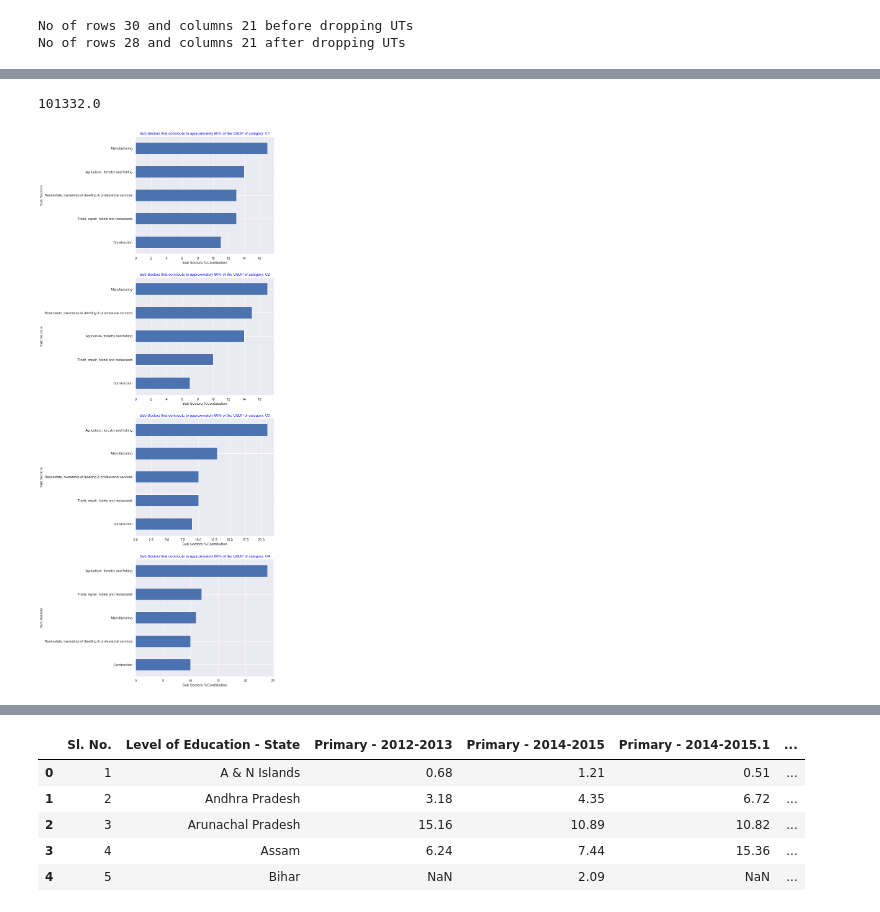
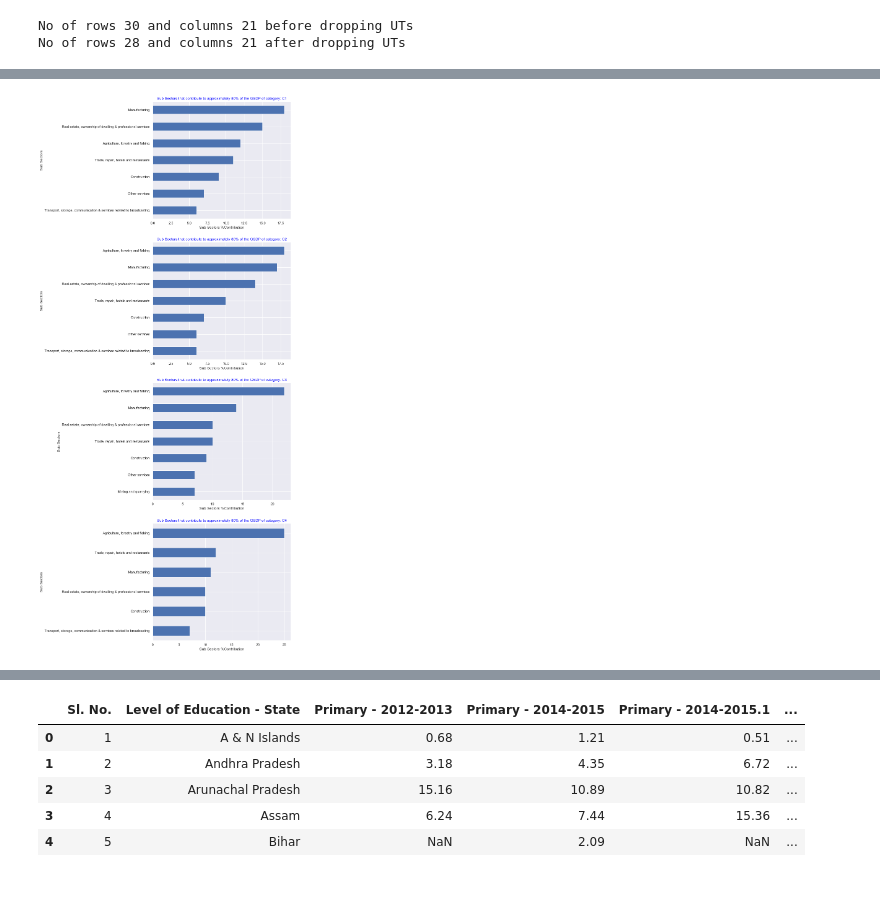
Before and after one commit to Yashvardhan777/DS-Labs, a Jupyter notebook: main.ipynb, the cells around one changed output, grey strips where cells are left out. Saved outputs shown, nothing was run; the diff lists cells and outputs as text; code cells hidden in the pictures.

Commit message:
Performed cleanup on the data, visual analysis and tested hypothesis

```diff
--- a/main.ipynb
+++ b/main.ipynb
@@ -613,9 +557,7 @@ all_states_df['Secondary_Perc'] = ((all_states_df['Secondary']/all_states_df['Gr
 all_states_df['Tertiary_Perc'] = ((all_states_df['Tertiary']/all_states_df['Gross State Domestic Product'])*100).astype(float).round(2)
 all_states_df['Taxes_Perc'] = ((all_states_df['Taxes on Products']/all_states_df['Gross State Domestic Product'])*100).astype(float).round(2)
 all_states_df['Subsidies_Perc'] = ((all_states_df['Subsidies on products']/all_states_df['Gross State Domestic Product'])*100).astype(float).round(2)
-all_states_df['AllSectors_Perc'] = all_states_df['Primary_Perc'
-                                                ] + all_states_df['Secondary_Perc'
-                                                                 ] + all_states_df['Tertiary_Perc']
+all_states_df['AllSectors_Perc'] = all_states_df['Primary_Perc'] + all_states_df['Secondary_Perc'] + all_states_df['Tertiary_Perc']
 all_states_df
 # %% [output]
 | Item | State | Agriculture, forestry and fishing | Mining and quarrying | Primary | Manufacturing | Electricity, gas, water supply & ... | ... |
@@ -703,4 +641 @@ all_states_df
 28 rows × 28 columns
-# %%
-all_states_df['Percentile_Corr'] = round(all_states_df['Primary_Perc'].corr(all_states_df['Percentile_Rank']),2)
-all_states_df
@@ -770,9 +642,7 @@ plt.title("Correlation of GDP Percentile rank and Tertiary Sector",color='blue')
 # %%
 state_category_df = all_states_df.copy()
 category_labels = ['C4', 'C3', 'C2', 'C1']
-state_category_df['Category'] = pd.qcut(state_category_df['Per Capita GSDP (Rs.)'],
-                              q=[0, 0.2, .5, .85, 1],
-                              labels=category_labels)
+state_category_df['Category'] = pd.qcut(state_category_df['Per Capita GSDP (Rs.)'],q=[0, 0.25, .5, .75, 1],labels=category_labels)
 state_category_df
 # %% [output]
 | Item | State | Agriculture, forestry and fishing | Mining and quarrying | Primary | Manufacturing | Electricity, gas, water supply & ... | ... |
@@ -796,24 +666,16 @@ state_category_df
-# %%
-state_category_df['Per Capita GSDP (Rs.)'].quantile(0.5)
-# %% [output]
-101332.0
 # %%
-def plot_cetgory(df_category_state,category_list):
+def plot_category(df_category_state,category_list):
     sns.set(font_scale=1)
-    nrows = int(np.ceil(len(category_list))) # Makes sure you have enough rows
-    #tweak figsize scaler if graphs don't fit well
+    nrows = int(np.ceil(len(category_list)))
+
     fig, ax = plt.subplots(nrows=nrows, ncols=1, figsize=(8,8*len(category_list)), sharex=False, sharey=False)
     ax = ax.ravel() # Ravel turns a matrix into a vector, which is easier to iterate
 
     for i, category in enumerate(category_list):
-
-        ##Filter dataframe based on category
+        # Filter dataframe based on category
         df2_copy_df= df_category_state[df_category_state['Category']==category]
         #since we have already filtered catgeory so we can drop the category in this dataframe
-        df2_copy_df.drop(columns=['Primary','Secondary','Tertiary','TOTAL GSVA at basic prices',
-                                 'Taxes on Products','Subsidies on products',"Population ('00)",'Primary_Perc',
-                        'Secondary_Perc','Tertiary_Perc','AllSectors_Perc','Taxes_Perc','Subsidies_Perc','Category'],
-                        inplace=True)
+        df2_copy_df.drop(columns=['Primary','Secondary','Tertiary','TOTAL GSVA at basic prices', 'Taxes on Products','Subsidies on products',"Population ('00)",'Primary_Perc', 'Secondary_Perc','Tertiary_Perc','AllSectors_Perc','Taxes_Perc','Subsidies_Perc','Category'],inplace=True)
 
         ##Transpose the data
         df2_copy_df = df2_copy_df.T
@@ -827,6 +689,8 @@ def plot_cetgory(df_category_state,category_list):
         # Create Total column - this is the total of each sub-sector across all states
         df2_copy_df['Total'] = df2_copy_df.sum(axis=1)
 
+        # print(df2_copy_df["Total"])
+
         # Get Total GSDP of all states belonging to that selected category
         total_gsdp = df2_copy_df.loc['Gross State Domestic Product']['Total']
 
@@ -835,7 +699,7 @@ def plot_cetgory(df_category_state,category_list):
 
         # Sort the values by Sector wise percentage in descending order
         df2_copy_df.sort_values(by='Sector_Per',ascending=False,inplace=True)
-        df2_copy_df
+    #     df2_copy_df
 
         # taking subset of above dataframe to remove GSDP ratio from dataframe
         df2_copy_df = df2_copy_df[1:]
@@ -843,27 +707,19 @@ def plot_cetgory(df_category_state,category_list):
         # Take cumulative sum of sector wise percentage
         df2_copy_df['Cum_Sum'] = df2_copy_df['Sector_Per'].cumsum()
 
-    #     df2_copy_df[df2_copy_df['Cum_Sum']<80]['Cum_Sum'].plot(kind='barh',figsize=(8,8));
-    #     plt.title('Sectors that contribute to approximately 80% of the GSDP of category: {0}'.format(category),
-    #               color='blue')
-    #     plt.xlabel('Cumulative Sum of Sub Sectors percentage')
-    #     plt.ylabel('Sub Sectors')
-        #sns.barplot(df2_copy_df[df2_copy_df['Cum_Sum']<80]['Cum_Sum'], ax=ax[i])
-
-        # Plot the cumulative sum of percentage of sub sectors that contribute to 80% of GSDP. Select only top 5
-        df2_copy_df[df2_copy_df['Cum_Sum']<80]['Sector_Per'][0:5].sort_values().plot(kind='barh',ax=ax[i])
-        ax[i].set_title('Sub Sectors that contribute to approximately 80% of the GSDP of category: {0}'.format(category),
-                        color='blue')
+        # Plot the cumulative sum of percentage of sub sectors that contribute to 80% of GSDP.
+        df2_copy_df[df2_copy_df['Cum_Sum']<80]['Sector_Per'].sort_values().plot(kind='barh',ax=ax[i])
+        ax[i].set_title('Sub Sectors that contribute to approximately 80% of the GSDP of category: {0}'.format(category), color='blue')
         ax[i].set_xlabel('Sub Sectors %Contribution')
         ax[i].set_ylabel('Sub Sectors')
 # %%
 #create category list
 category_list = ['C1','C2','C3','C4']
 
 #Call the function to subplot subsectors that contribute to 80% of GSDP - categorywise
-plot_cetgory(state_category_df,category_list)
+plot_category(state_category_df,category_list)
 # %% [output]
-[figure, old version]
+[figure, new version]
 # %%
 #pd.options.display.float_format = "{:.0f}".format
 c1_cat_df= state_category_df[state_category_df['Category']=='C1']
```
Also changed, not shown: parts of 92 cells of this notebook.
